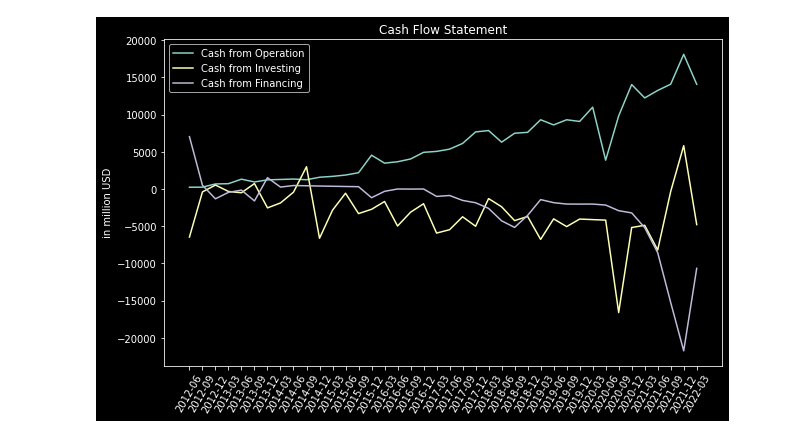
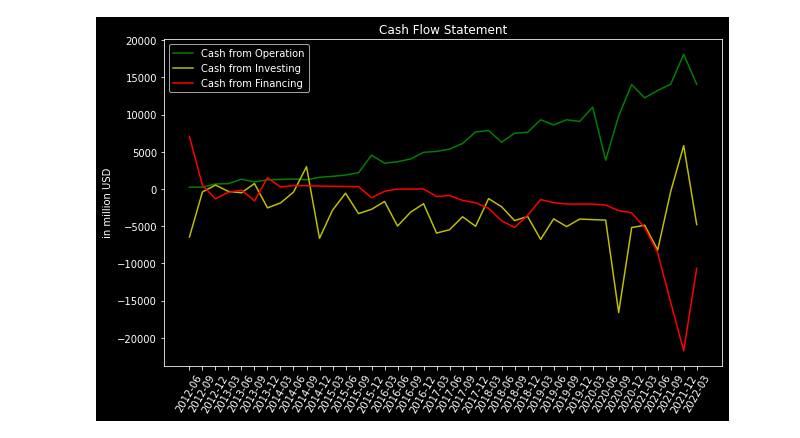
Before and after one commit to hunyadi95/Python-Visualization-of-stocks-fundamentals, a Jupyter notebook: main.ipynb, the cells around one changed output. Cells and saved outputs as stored; diff of their text form; code cells hidden in the pictures.

```diff
--- a/main.ipynb
+++ b/main.ipynb
@@ -59,11 +59,11 @@ plt.show()
 # %%
 fig, ax = plt.subplots(figsize=(10,6))
-ax.plot(cash_flow.columns,cash_flow.loc['Cash from Operations'], label=('Cash from Operation'))
-ax.plot(cash_flow.columns,cash_flow.loc['Cash from Investing'], label=('Cash from Investing'))
-ax.plot(cash_flow.columns,cash_flow.loc['Cash from Financing'], label=('Cash from Financing'))
+ax.plot(cash_flow.columns,cash_flow.loc['Cash from Operations'], label=('Cash from Operation'),color='g')
+ax.plot(cash_flow.columns,cash_flow.loc['Cash from Investing'], label=('Cash from Investing'),color='y')
+ax.plot(cash_flow.columns,cash_flow.loc['Cash from Financing'], label=('Cash from Financing'),color='r')
 ax.set(title='Cash Flow Statement', ylabel='in million USD')
 ax.set_xticklabels(labels=cash_flow.columns.str.slice(0,7), rotation=60)
 ax.legend()
 plt.show()
 # %% [output]
-[figure, old version]
+[figure, new version]
```
Also changed, not shown: parts of 3 cells of this notebook.
